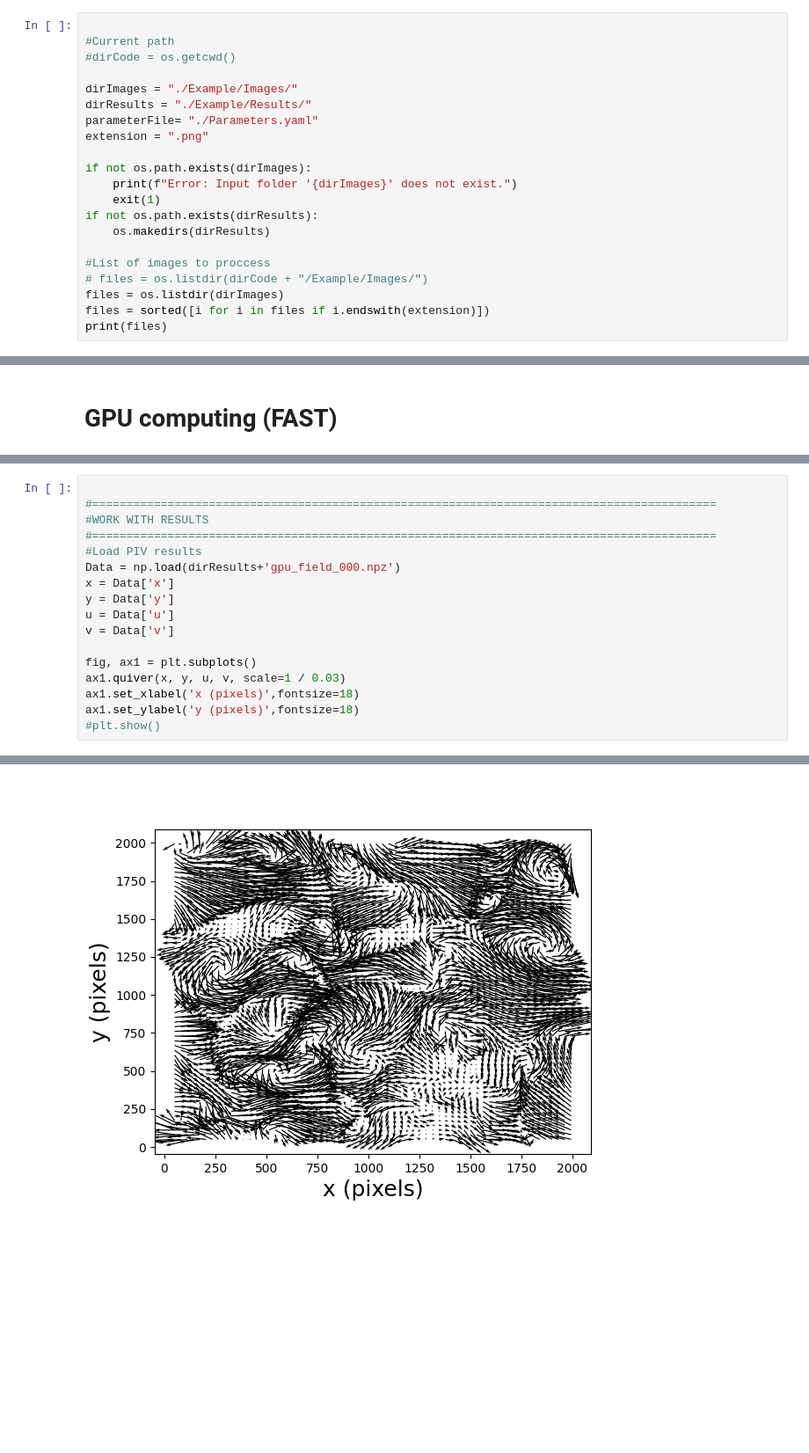
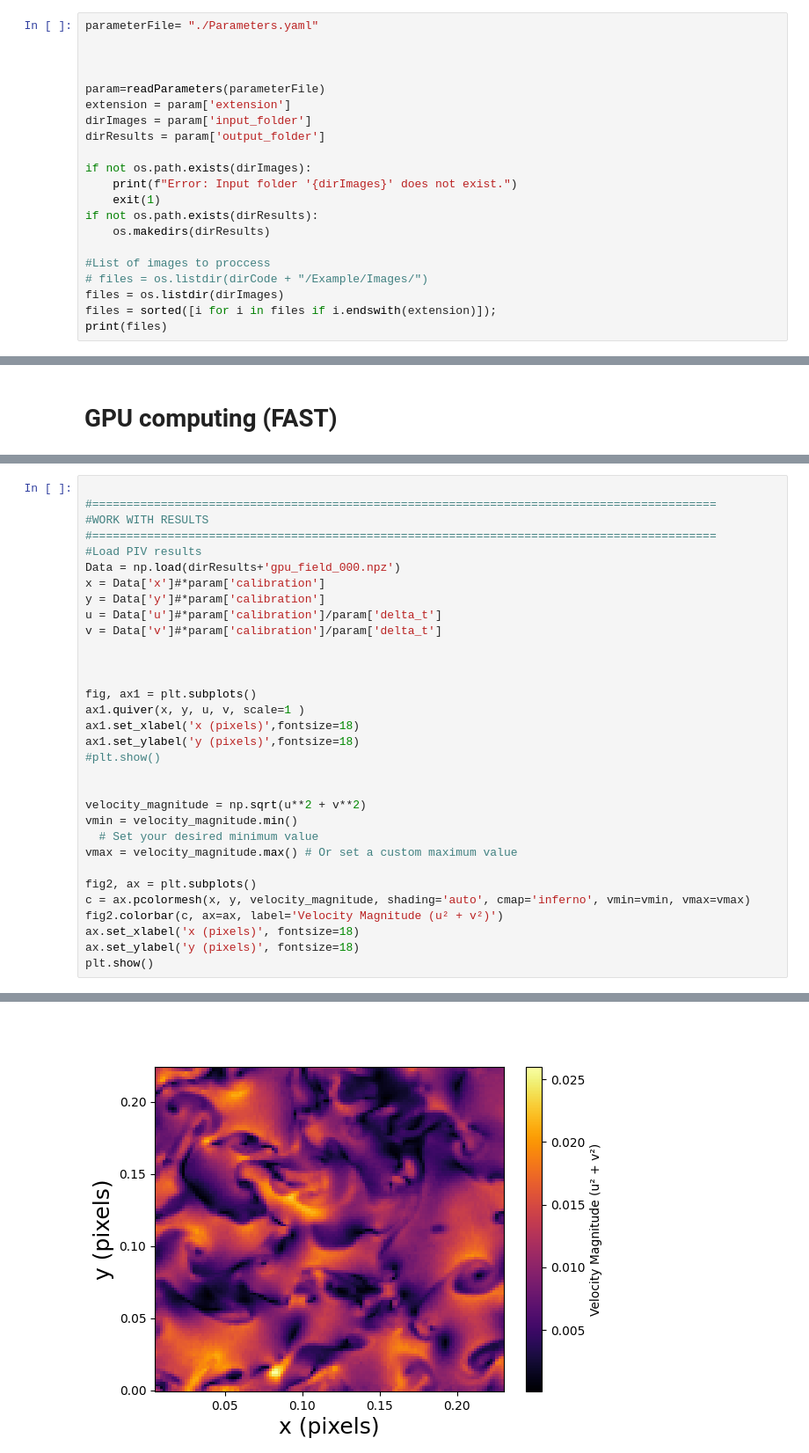
Before and after one commit to jeromeNoir/DPIVsoft_demoClass, a Jupyter notebook: DPIVNotebookExample.ipynb, the cells around one changed output, grey strips where cells are left out. Shown at 88% size. Cells and saved outputs as stored; diff of their text form; blank space fills up the shorter version.

```diff
--- a/DPIVNotebookExample.ipynb
+++ b/DPIVNotebookExample.ipynb
@@ -37,12 +101,12 @@ video.release()
 # %%
+parameterFile= "./Parameters.yaml"
 
-#Current path
-#dirCode = os.getcwd()
 
-dirImages = "./Example/Images/"
-dirResults = "./Example/Results/"
-parameterFile= "./Parameters.yaml"
-extension = ".png"
+
+param=readParameters(parameterFile)
+extension = param['extension']
+dirImages = param['input_folder']
+dirResults = param['output_folder']
 
 if not os.path.exists(dirImages):
     print(f"Error: Input folder '{dirImages}' does not exist.")
@@ -53,6 +117,6 @@ if not os.path.exists(dirResults):
 #List of images to proccess
 # files = os.listdir(dirCode + "/Example/Images/")
 files = os.listdir(dirImages)
-files = sorted([i for i in files if i.endswith(extension)])
+files = sorted([i for i in files if i.endswith(extension)]);
 print(files)
 # %% [output]
@@ -158,14 +266,29 @@ OpenCl algorithm finished. Time =  0.22331905364990234 s
 #===========================================================================================
 #Load PIV results
 Data = np.load(dirResults+'gpu_field_000.npz')
-x = Data['x']
-y = Data['y']
-u = Data['u']
-v = Data['v']
+x = Data['x']#*param['calibration']
+y = Data['y']#*param['calibration']
+u = Data['u']#*param['calibration']/param['delta_t']
+v = Data['v']#*param['calibration']/param['delta_t']
+
+
 
 fig, ax1 = plt.subplots()
-ax1.quiver(x, y, u, v, scale=1 / 0.03)
+ax1.quiver(x, y, u, v, scale=1 )
 ax1.set_xlabel('x (pixels)',fontsize=18)
 ax1.set_ylabel('y (pixels)',fontsize=18)
 #plt.show()
+
+
+velocity_magnitude = np.sqrt(u**2 + v**2)
+vmin = velocity_magnitude.min()
+  # Set your desired minimum value
+vmax = velocity_magnitude.max() # Or set a custom maximum value
+
+fig2, ax = plt.subplots()
+c = ax.pcolormesh(x, y, velocity_magnitude, shading='auto', cmap='inferno', vmin=vmin, vmax=vmax)
+fig2.colorbar(c, ax=ax, label='Velocity Magnitude (u² + v²)')
+ax.set_xlabel('x (pixels)', fontsize=18)
+ax.set_ylabel('y (pixels)', fontsize=18)
+plt.show()
 # %% [output]
@@ -173 +295 @@ Text(0, 0.5, 'y (pixels)')
-[figure, old version]
+[figure, new version]
```
Also changed, not shown: parts of 11 cells of this notebook, 3 other files.
